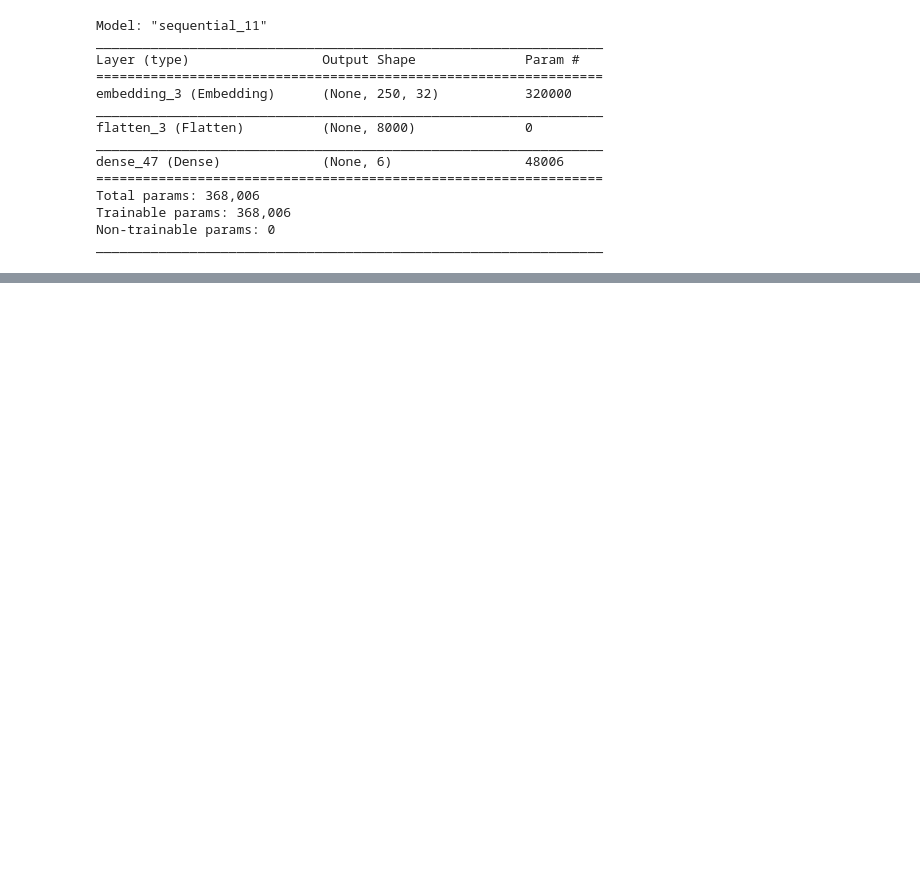
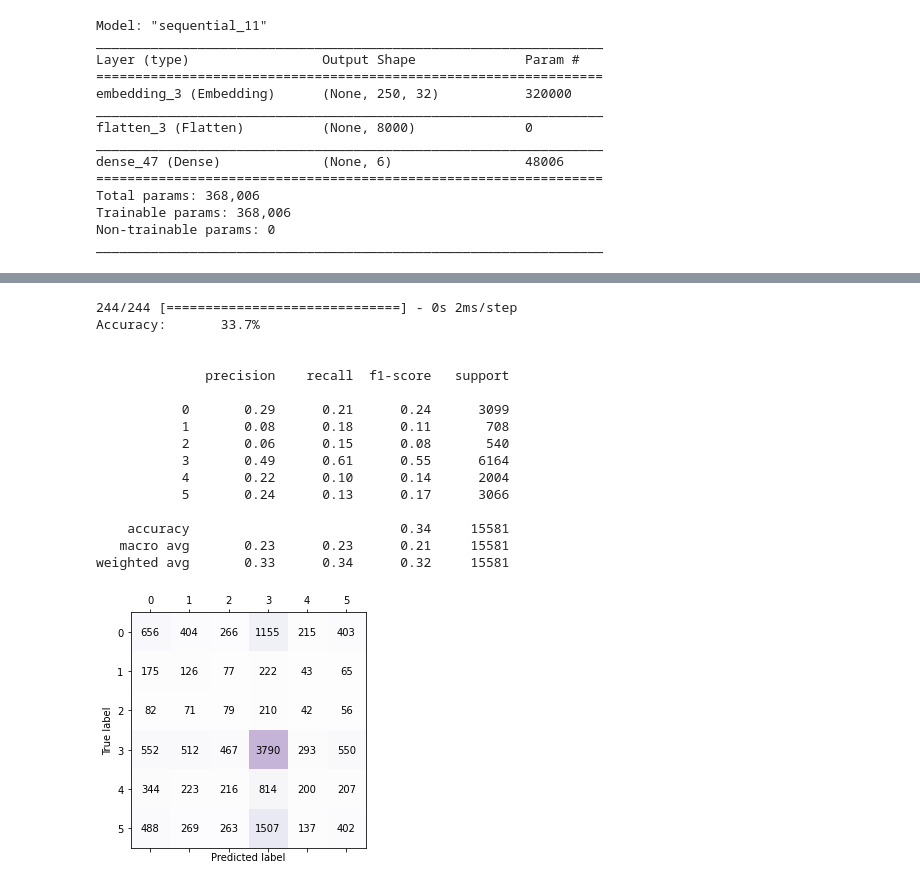
Before and after one commit to ppkgtmm/emotion, a Jupyter notebook: sample_emo.ipynb, the cells around one changed output, grey strips where cells are left out. Drawn from its saved outputs; the diff is of its cells as text; code cells hidden in the pictures; blank space fills up the shorter version.

```diff
--- a/sample_emo.ipynb
+++ b/sample_emo.ipynb
@@ -411,0 +427,20 @@ Epoch 4/100
+# %%
+model_evaluate(emb_model2, sequence_test, test_target, 64)
+# %% [output]
+244/244 [==============================] - 0s 2ms/step
+Accuracy:       33.7%
+
+
+              precision    recall  f1-score   support
+
+           0       0.29      0.21      0.24      3099
+           1       0.08      0.18      0.11       708
+           2       0.06      0.15      0.08       540
+           3       0.49      0.61      0.55      6164
+           4       0.22      0.10      0.14      2004
+           5       0.24      0.13      0.17      3066
+
+    accuracy                           0.34     15581
+   macro avg       0.23      0.23      0.21     15581
+weighted avg       0.33      0.34      0.32     15581
+[figure, added]
```
Also changed, not shown: parts of 10 cells of this notebook.
